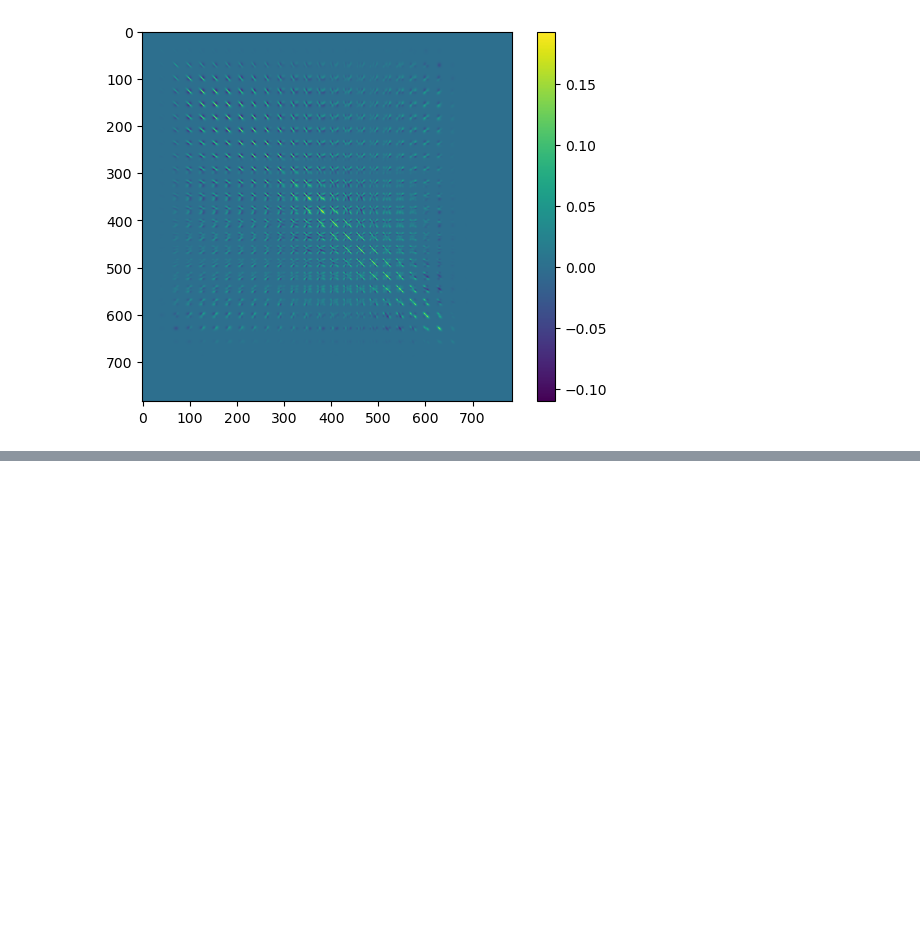
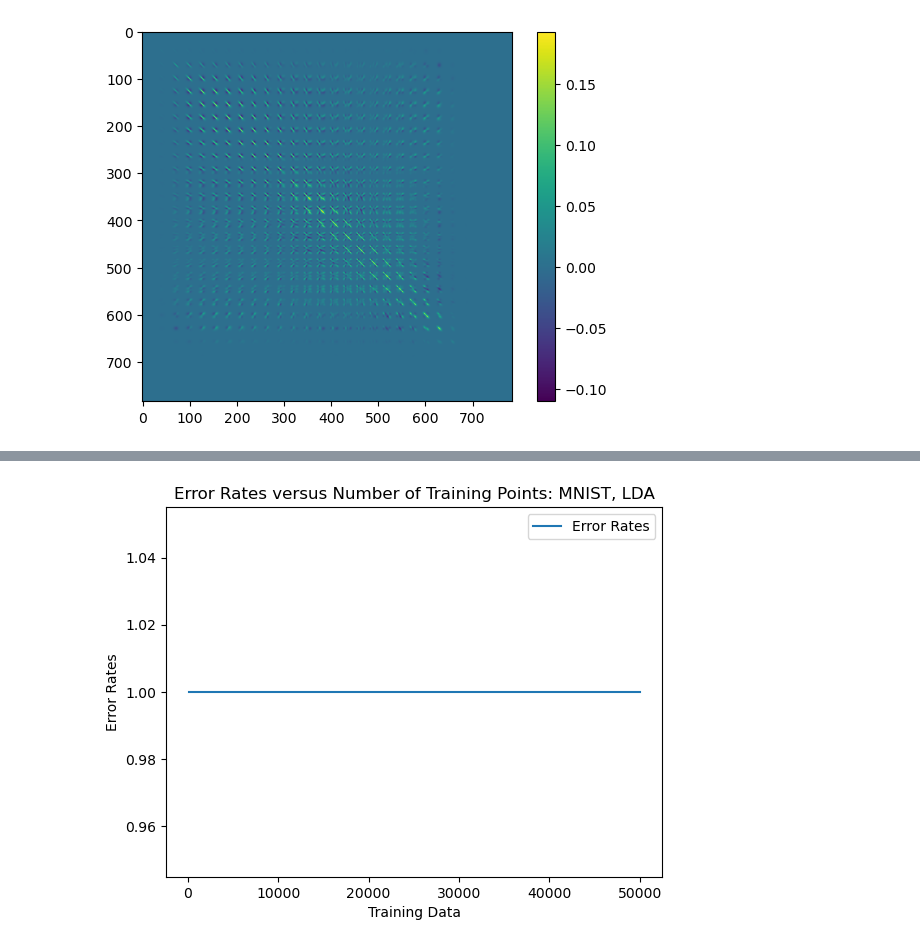
Before and after one commit to AmandaYao00/cs189_hw3, a Jupyter notebook: hw3-2023/scripts/code.ipynb, the cells around one changed output, grey strips where cells are left out. Cells and saved outputs as stored; diff of their text form; code cells hidden in the pictures; blank space fills up the shorter version.

```diff
--- a/hw3-2023/scripts/code.ipynb
+++ b/hw3-2023/scripts/code.ipynb
@@ -302,9 +304,6 @@ def create_plot(num_train, training_accuracy, plot_title):
     plt.plot(x, y, label = "Error Rates")
     plt.legend()
     plt.show()
-# %%
-# 10,000 training data set aside for validation.
-mnist_validation, mnist_training = shuffle_partition(mnist_training_data, 10000)
 # %%
 # Compute cooled within-class covariance
 mnist_cov = np.zeros((784, 784))
@@ -313,3 +312,19 @@ for i in range(10):
     mnist_cov += mnist_covs[i] * len(mnist_data[i])
     total += len(mnist_data[i])
 mnist_cov = np.dot(mnist_cov, 1/total)
+# %%
+# 10,000 training data set aside for validation.
+mnist_validation_indices, mnist_training_indices = shuffle_partition(mnist_training_data, 10000, 60000)
+num_training_pts = [100, 200, 500, 1000, 2000, 5000, 10000, 30000, 50000]
+mnist_training_arrs, mnist_label_arrs = [], []
+
+# Create mnist_training_arrs and mnist_label_arrs.
+for num in num_training_pts:
+    temp_train = []
+    temp_labels = []
+    for i in range(num):
+        index = mnist_training_indices[i]
+        temp_train.append(mnist_training_data[index])
+        temp_labels.append(mnist_training_labels[index])
+    mnist_training_arrs.append(temp_train)
+    mnist_label_arrs.append(temp_labels)
@@ -316,16 +371,3 @@ mnist_cov = np.dot(mnist_cov, 1/total)
 # %%
 # Compute prior probabilities
 mnist_priors = compute_priors(mnist_data, 60000)
-# %%
-# Create Gaussians for each class
-#mnist_gaussians = compute_gaussian_LDA(mnist_means, mnist_cov)
-error_rates = []
-
-# Run model on training_data_points, and calculate error rates.
-num_training_pts = [100, 200, 500, 1000, 2000, 5000, 10000, 30000, 50000]
-for num in num_training_pts:
-    compute_gaussians(mnist_training_data[mnist_training[:num]], mnist_means, mnist_cov)
-    error_rates.append(compute_error_rate(estimations, mnist_training_labels[mnist_training[:num]]))
-
-# Plot error rate versus number of training points.
-create_plot(num_training_pts, error_rates, "Error Rates versus Number of Training Points: MNIST, LDA")
@@ -348,3 +398,18 @@ create_plot(num_training_pts, error_rates, "Error Rates versus Number of Trainin
+# %%
+# Create Gaussians for each class
+#mnist_gaussians = compute_gaussian_LDA(mnist_means, mnist_cov)
+error_rates = []
+
+# Run model on training_data_points, and calculate error rates.
+num_training_pts = [100, 200, 500, 1000, 2000, 5000, 10000, 30000, 50000]
+for num in num_training_pts:
+    estimations = compute_gaussians(mnist_training_data, mnist_means, mnist_cov)
+    error_rates.append(compute_error_rate(estimations, mnist_training_labels[mnist_training[:num]]))
+
+# Plot error rate versus number of training points.
+create_plot(num_training_pts, error_rates, "Error Rates versus Number of Training Points: MNIST, LDA")
+# %% [output]
+[figure, added]
 # %%
 # Scratch Work
 
```
Also changed, not shown: parts of 8 cells of this notebook.
